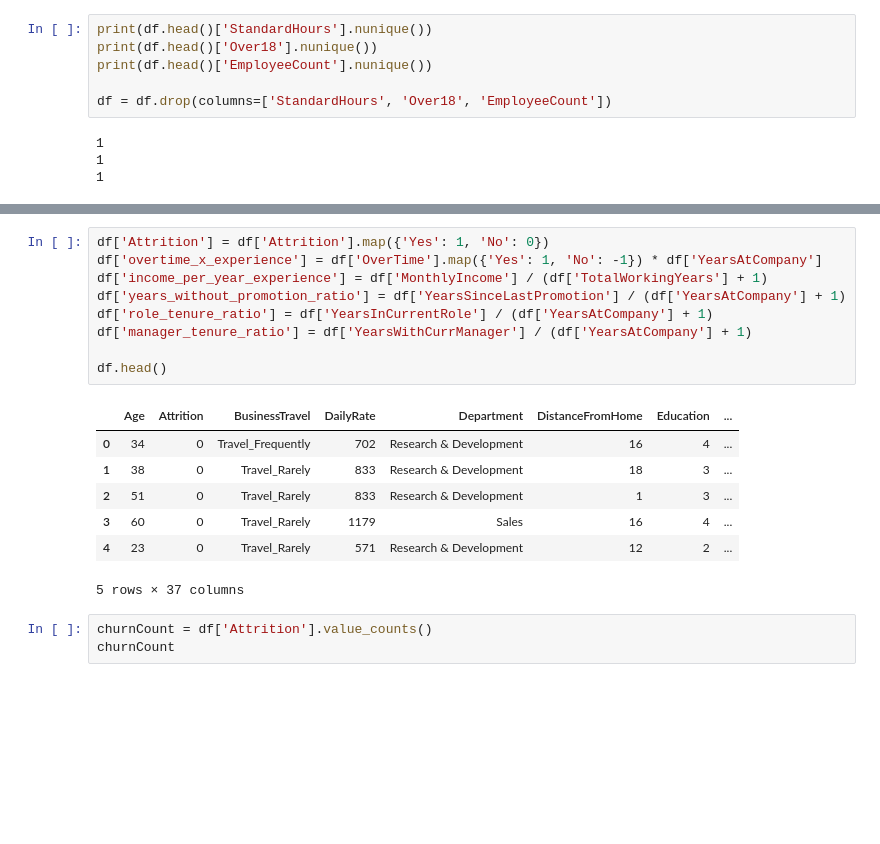
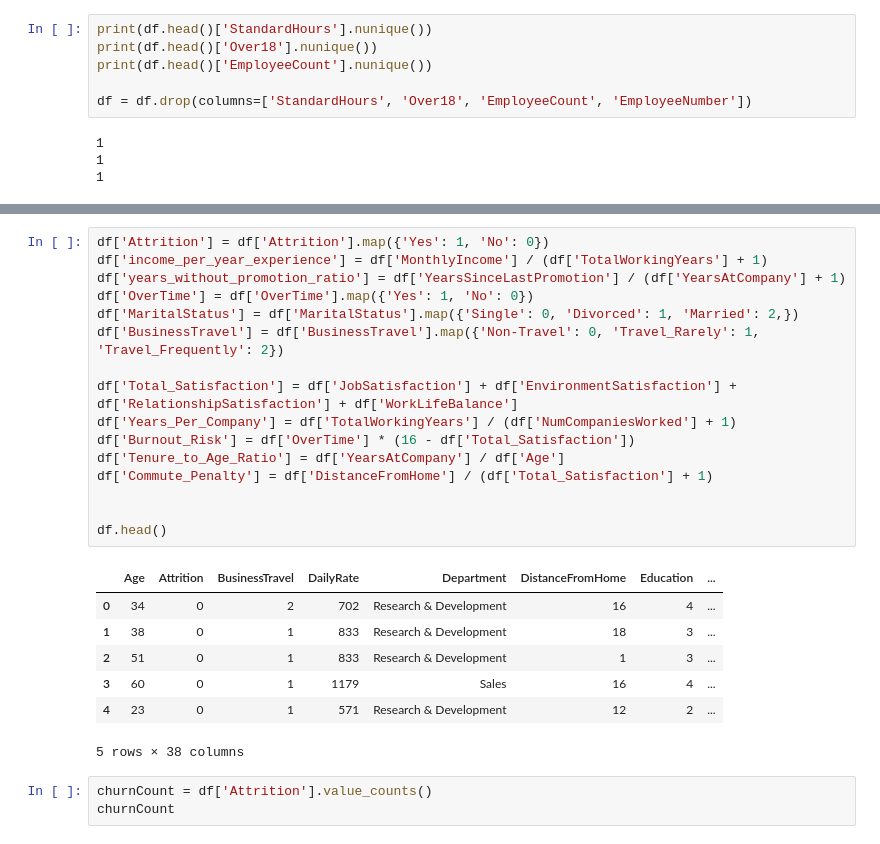
Before and after one commit to matheusabido/ai-employee-project, a Jupyter notebook: classificationmodel.ipynb, the cells around one changed output, grey strips where cells are left out. Drawn from its saved outputs; the diff is of its cells as text; blank space fills up the shorter version.

```diff
--- a/classificationmodel.ipynb
+++ b/classificationmodel.ipynb
@@ -26,7 +26,7 @@ print(df.head()['StandardHours'].nunique())
 print(df.head()['Over18'].nunique())
 print(df.head()['EmployeeCount'].nunique())
 
-df = df.drop(columns=['StandardHours', 'Over18', 'EmployeeCount'])
+df = df.drop(columns=['StandardHours', 'Over18', 'EmployeeCount', 'EmployeeNumber'])
 # %% [output]
 1
 1
@@ -54,20 +66,27 @@ dtype: int64
 # %%
 df['Attrition'] = df['Attrition'].map({'Yes': 1, 'No': 0})
-df['overtime_x_experience'] = df['OverTime'].map({'Yes': 1, 'No': -1}) * df['YearsAtCompany']
 df['income_per_year_experience'] = df['MonthlyIncome'] / (df['TotalWorkingYears'] + 1)
 df['years_without_promotion_ratio'] = df['YearsSinceLastPromotion'] / (df['YearsAtCompany'] + 1)
-df['role_tenure_ratio'] = df['YearsInCurrentRole'] / (df['YearsAtCompany'] + 1)
-df['manager_tenure_ratio'] = df['YearsWithCurrManager'] / (df['YearsAtCompany'] + 1)
+df['OverTime'] = df['OverTime'].map({'Yes': 1, 'No': 0})
+df['MaritalStatus'] = df['MaritalStatus'].map({'Single': 0, 'Divorced': 1, 'Married': 2,})
+df['BusinessTravel'] = df['BusinessTravel'].map({'Non-Travel': 0, 'Travel_Rarely': 1, 'Travel_Frequently': 2})
+
+df['Total_Satisfaction'] = df['JobSatisfaction'] + df['EnvironmentSatisfaction'] + df['RelationshipSatisfaction'] + df['WorkLifeBalance']
+df['Years_Per_Company'] = df['TotalWorkingYears'] / (df['NumCompaniesWorked'] + 1)
+df['Burnout_Risk'] = df['OverTime'] * (16 - df['Total_Satisfaction'])
+df['Tenure_to_Age_Ratio'] = df['YearsAtCompany'] / df['Age']
+df['Commute_Penalty'] = df['DistanceFromHome'] / (df['Total_Satisfaction'] + 1)
+
 
 df.head()
 # %% [output]
 |  | Age | Attrition | BusinessTravel | DailyRate | Department | DistanceFromHome | Education | ... |
-| 0 | 34 | 0 | Travel_Frequently | 702 | Research & Development | 16 | 4 | ... |
-| 1 | 38 | 0 | Travel_Rarely | 833 | Research & Development | 18 | 3 | ... |
-| 2 | 51 | 0 | Travel_Rarely | 833 | Research & Development | 1 | 3 | ... |
-| 3 | 60 | 0 | Travel_Rarely | 1179 | Sales | 16 | 4 | ... |
-| 4 | 23 | 0 | Travel_Rarely | 571 | Research & Development | 12 | 2 | ... |
+| 0 | 34 | 0 | 2 | 702 | Research & Development | 16 | 4 | ... |
+| 1 | 38 | 0 | 1 | 833 | Research & Development | 18 | 3 | ... |
+| 2 | 51 | 0 | 1 | 833 | Research & Development | 1 | 3 | ... |
+| 3 | 60 | 0 | 1 | 1179 | Sales | 16 | 4 | ... |
+| 4 | 23 | 0 | 1 | 571 | Research & Development | 12 | 2 | ... |
-5 rows × 37 columns
+5 rows × 38 columns
 # %%
 churnCount = df['Attrition'].value_counts()
 churnCount
```
Also changed, not shown: parts of 25 cells of this notebook, 1 other file.
